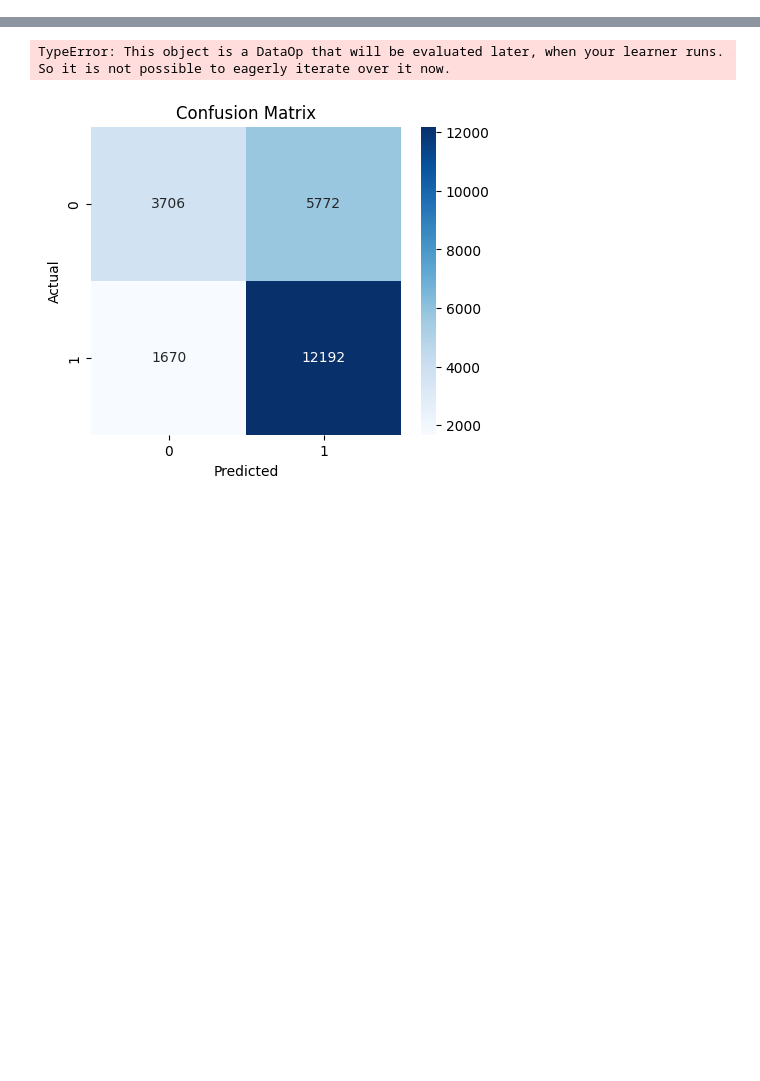
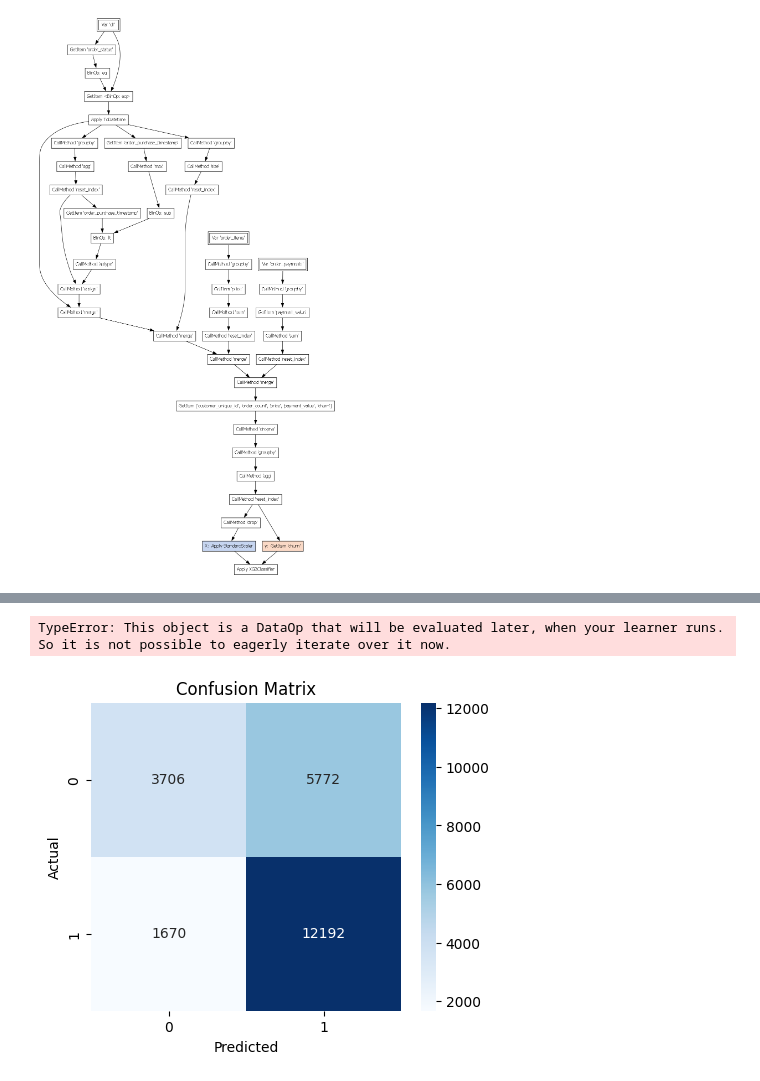
Before and after one commit to eduardChalovski/rdepro_skrub_provenance, a Jupyter notebook: monkey_patching_v02/data_provenance/customerChurn_SKRUBIFIED.ipynb, the cells around one changed output, grey strips where cells are left out. Saved outputs shown, nothing was run; the diff lists cells and outputs as text; code cells hidden in the pictures; blank space fills up the shorter version.

```diff
--- a/monkey_patching_v02/data_provenance/customerChurn_SKRUBIFIED.ipynb
+++ b/monkey_patching_v02/data_provenance/customerChurn_SKRUBIFIED.ipynb
@@ -177,3 +96,8 @@ AttributeError: 'Sentinels' object has no attribute 'copy'
+# %%
+delayed.skb.draw_graph()
+#split["X_train"]
+# %% [output]
+[figure, added]
 # %%
 # Evaluation
 #print(classification_report(y_test, y_pred))
```
Also changed, not shown: parts of 6 cells of this notebook, 1 other file.
